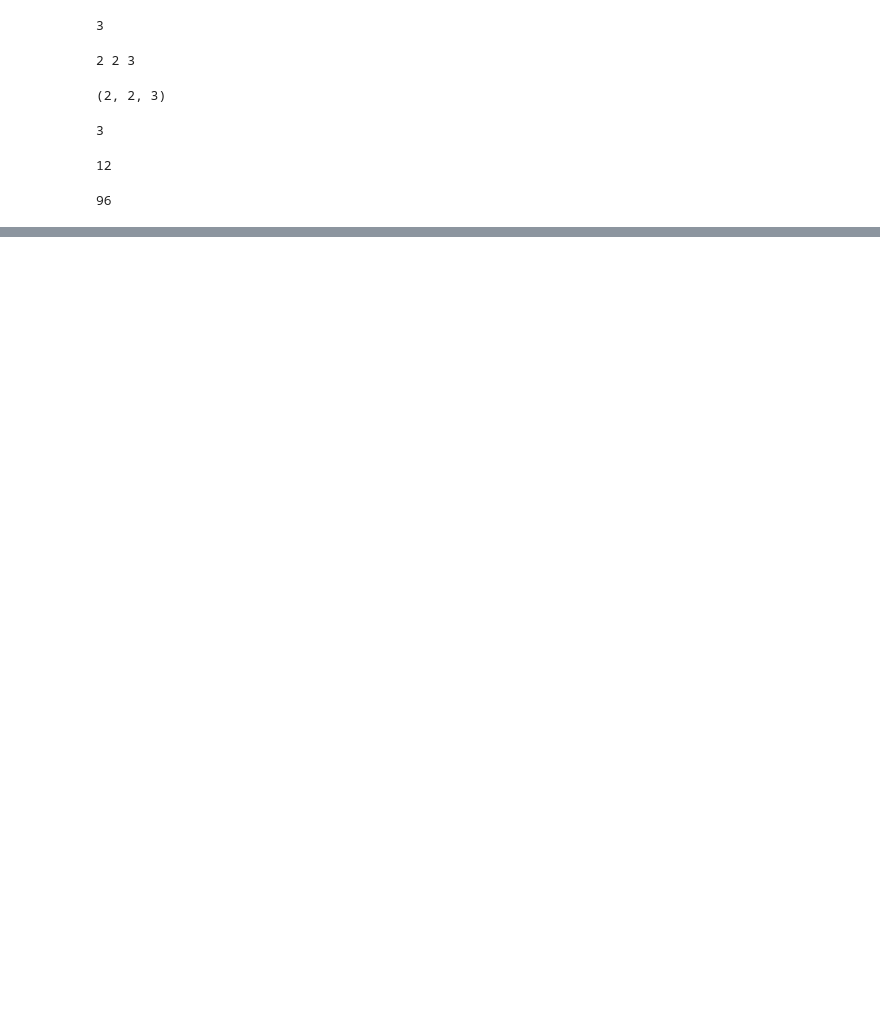
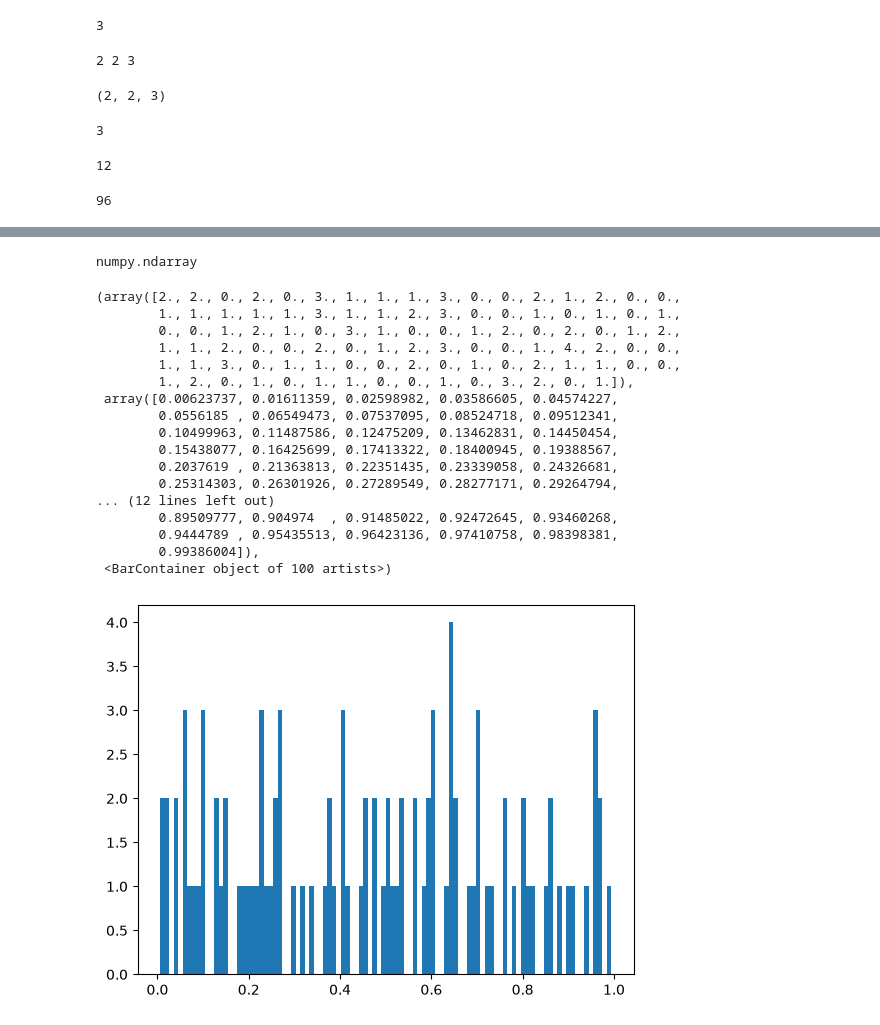
Before and after one commit to krutikasamleti/Python-for-DataScience, a Jupyter notebook: Numpy.ipynb, the cells around one changed output, grey strips where cells are left out. Cells and saved outputs as stored; diff of their text form; code cells hidden in the pictures; blank space fills up the shorter version.

Commit message:
Update Numpy notebook

```diff
--- a/Numpy.ipynb
+++ b/Numpy.ipynb
@@ -132,0 +144,3 @@ d.nbytes
+# %%
+R = np.random.rand(100)
+print(R)
@@ -132,0 +165,4 @@ d.nbytes
+# %%
+type(R)
+# %% [output]
+numpy.ndarray
@@ -132,0 +171,21 @@ d.nbytes
+# %%
+plt.hist(R,bins=100)
+# %% [output]
+(array([2., 2., 0., 2., 0., 3., 1., 1., 1., 3., 0., 0., 2., 1., 2., 0., 0.,
+        1., 1., 1., 1., 1., 3., 1., 1., 2., 3., 0., 0., 1., 0., 1., 0., 1.,
+        0., 0., 1., 2., 1., 0., 3., 1., 0., 0., 1., 2., 0., 2., 0., 1., 2.,
+        1., 1., 2., 0., 0., 2., 0., 1., 2., 3., 0., 0., 1., 4., 2., 0., 0.,
+        1., 1., 3., 0., 1., 1., 0., 0., 2., 0., 1., 0., 2., 1., 1., 0., 0.,
+        1., 2., 0., 1., 0., 1., 1., 0., 0., 1., 0., 3., 2., 0., 1.]),
+ array([0.00623737, 0.01611359, 0.02598982, 0.03586605, 0.04574227,
+        0.0556185 , 0.06549473, 0.07537095, 0.08524718, 0.09512341,
+        0.10499963, 0.11487586, 0.12475209, 0.13462831, 0.14450454,
+        0.15438077, 0.16425699, 0.17413322, 0.18400945, 0.19388567,
+        0.2037619 , 0.21363813, 0.22351435, 0.23339058, 0.24326681,
+        0.25314303, 0.26301926, 0.27289549, 0.28277171, 0.29264794,
+... (12 lines left out)
+        0.89509777, 0.904974  , 0.91485022, 0.92472645, 0.93460268,
+        0.9444789 , 0.95435513, 0.96423136, 0.97410758, 0.98398381,
+        0.99386004]),
+ <BarContainer object of 100 artists>)
+[figure, added]
```
Also changed, not shown: parts of 14 cells of this notebook.
